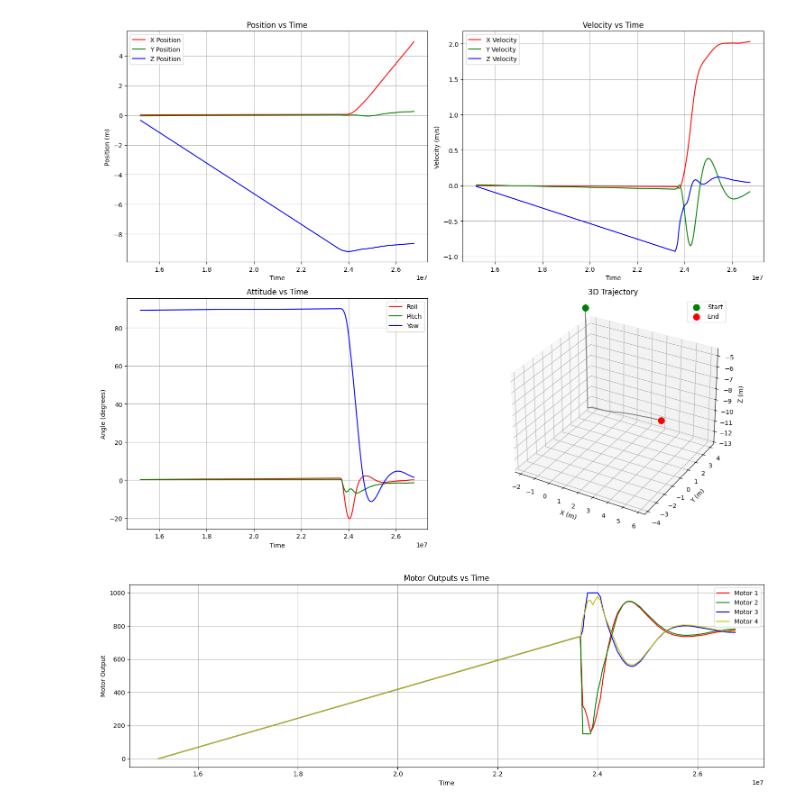
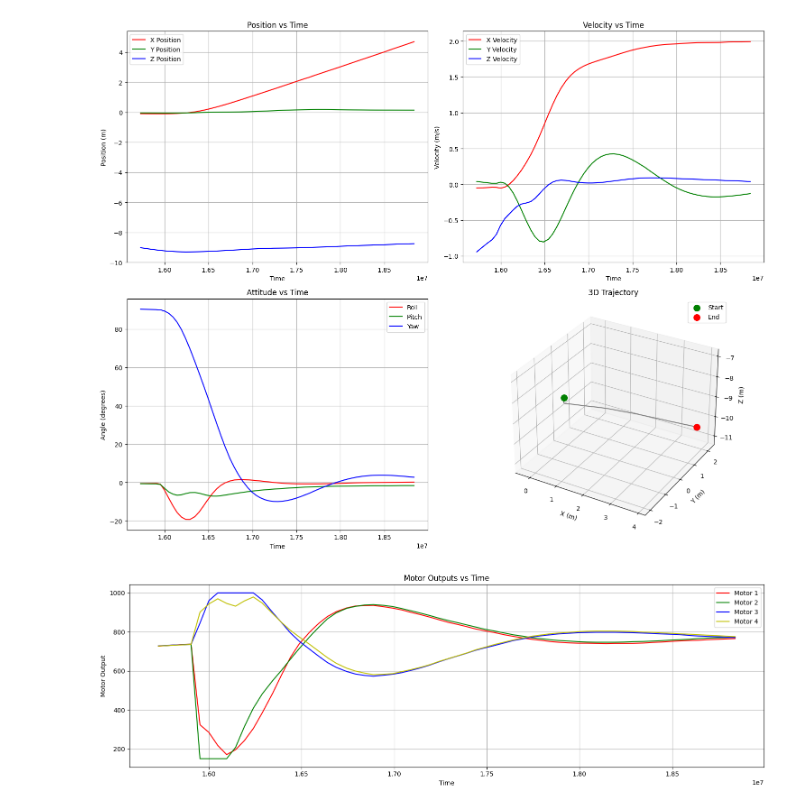
Before and after one commit to EashanVytla/DreamingFalconROS, a Jupyter notebook: src/px4_ros_com/src/ff_comparison.ipynb, the cells around one changed output. Saved outputs shown, nothing was run; the diff lists cells and outputs as text; code cells hidden in the pictures.

```diff
--- a/src/px4_ros_com/src/ff_comparison.ipynb
+++ b/src/px4_ros_com/src/ff_comparison.ipynb
@@ -2,7 +2,7 @@
 import pandas as pd
 
 # Read the CSV file
-df = pd.read_csv('/home/eashan/workspace/DreamingFalconROS/flight_logs/flight_data_20250410-131339.csv')
+df = pd.read_csv('/home/eashan/workspace/DreamingFalconROS/flight_logs/flight_data_20250414-121426.csv')
 
 # Access the data
 positions = df[['x', 'y', 'z']].values
@@ -71,32 +71,32 @@ ax4.legend()
 # Make the axes equal for the 3D plot to avoid distortion
 max_range = max(
     np.ptp(df['x']),
     np.ptp(df['y']),
     np.ptp(df['z'])
 )
 mid_x = np.mean(df['x'])
 mid_y = np.mean(df['y'])
 mid_z = np.mean(df['z'])
 ax4.set_xlim(mid_x - max_range/2, mid_x + max_range/2)
 ax4.set_ylim(mid_y - max_range/2, mid_y + max_range/2)
 ax4.set_zlim(mid_z - max_range/2, mid_z + max_range/2)
 
 plt.tight_layout()
 plt.show()
 
 # Additionally, let's create plots for the motor outputs
 plt.figure(figsize=(15, 5))
 plt.plot(time_data, df['motor1'], 'r-', label='Motor 1')
 plt.plot(time_data, df['motor2'], 'g-', label='Motor 2')
 plt.plot(time_data, df['motor3'], 'b-', label='Motor 3')
 plt.plot(time_data, df['motor4'], 'y-', label='Motor 4')
 plt.title('Motor Outputs vs Time')
 plt.xlabel('Time')
 plt.ylabel('Motor Output')
 plt.grid(True)
 plt.legend()
 plt.tight_layout()
 plt.show()
 # %% [output]
-[figure, old version]
+[figure, new version]
-[figure, old version]
+[figure, new version]
```
Also changed, not shown: parts of 2 cells of this notebook, 16 other files.
